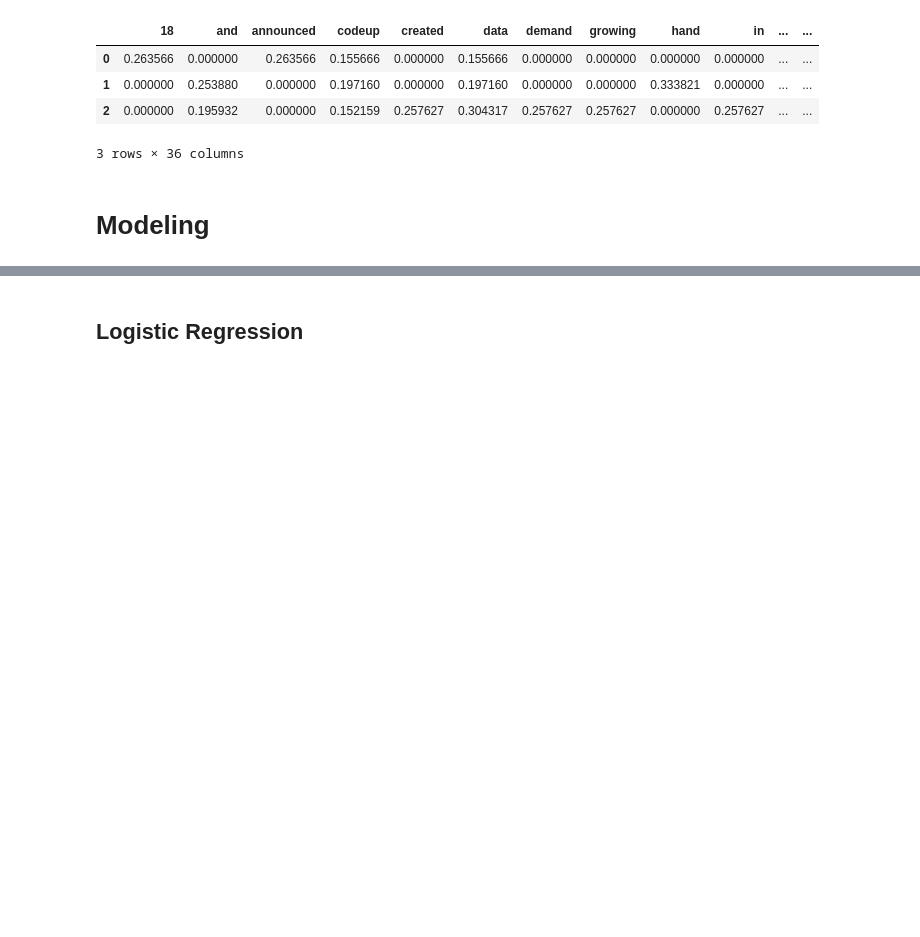
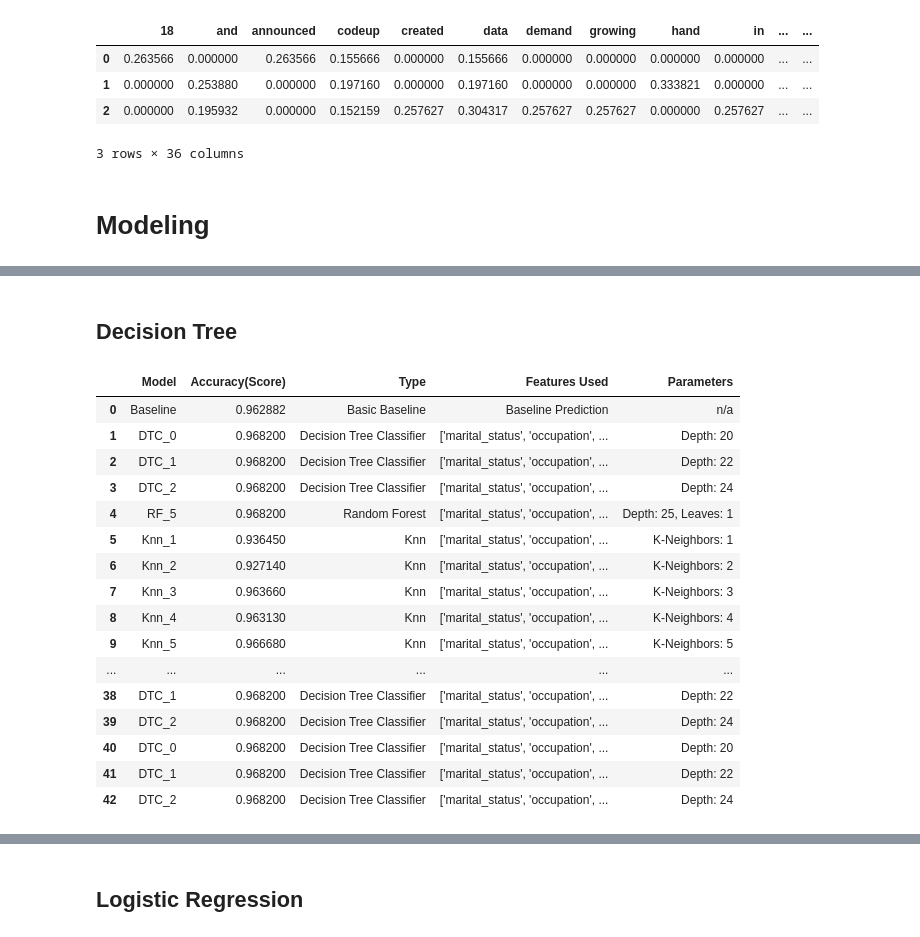
Before and after one commit to double-vincent/nlp_project, a Jupyter notebook: model.ipynb, the cells around one changed output, grey strips where cells are left out. Saved outputs shown, nothing was run; the diff lists cells and outputs as text; code cells hidden in the pictures; blank space fills up the shorter version.

```diff
--- a/model.ipynb
+++ b/model.ipynb
@@ -362,0 +416,43 @@ weighted avg       0.92      0.91      0.89      1115
+# %% [markdown]
+## Decision Tree
+# %%
+feat_set = ['marital_status', 'occupation', 'race', 'education', 'citizenship']
+# %%
+subsets = [train, X_train, y_train]
+# %%
+def model_dtc(feat_set,\
+        model_descriptions,
+        comparison_chart,
+        subsets):
+
+    train=subsets[0]
+    X_train=subsets[1]
+    y_train=subsets[2]
+
+    features = []
+    for feature in feat_set:
+        features += [col for col in train.columns if feature in col]
+
+    selectors = list(product(np.arange(20,25,2)))
+
+    for idx, item in enumerate(selectors):
+        model_id = 'DTC_'+f'{idx}'
+        dtc = DecisionTreeClassifier(max_depth=item[0],\
+                                            random_state=514)
+
+        dtc.fit(X_train[features], y_train)
+
+        comparison_chart[model_id] = model.compute_metrics(dtc, X_train[features], y_train).values
+
+        score = dtc.score(X_train[features], y_train).round(4)
+
+        description = pd.DataFrame({'Model': model_id,
+                                    'Accuracy(Score)': score,
+                                    'Type': 'Decision Tree Classifier',
+                                    'Features Used': f'{feat_set}',
+                                    'Parameters': f'Depth: {item[0]}'},
+                                    index=[0])
+
+        model_descriptions = pd.concat([model_descriptions, description], ignore_index=True)
+
+    return model_descriptions, comparison_chart
@@ -362,0 +461,20 @@ weighted avg       0.92      0.91      0.89      1115
+# %%
+model_descriptions
+# %% [output]
+|  | Model | Accuracy(Score) | Type | Features Used | Parameters |
+| 0 | Baseline | 0.962882 | Basic Baseline | Baseline Prediction | n/a |
+| 1 | DTC_0 | 0.968200 | Decision Tree Classifier | ['marital_status', 'occupation', ... | Depth: 20 |
+| 2 | DTC_1 | 0.968200 | Decision Tree Classifier | ['marital_status', 'occupation', ... | Depth: 22 |
+| 3 | DTC_2 | 0.968200 | Decision Tree Classifier | ['marital_status', 'occupation', ... | Depth: 24 |
+| 4 | RF_5 | 0.968200 | Random Forest | ['marital_status', 'occupation', ... | Depth: 25, Leaves: 1 |
+| 5 | Knn_1 | 0.936450 | Knn | ['marital_status', 'occupation', ... | K-Neighbors: 1 |
+| 6 | Knn_2 | 0.927140 | Knn | ['marital_status', 'occupation', ... | K-Neighbors: 2 |
+| 7 | Knn_3 | 0.963660 | Knn | ['marital_status', 'occupation', ... | K-Neighbors: 3 |
+| 8 | Knn_4 | 0.963130 | Knn | ['marital_status', 'occupation', ... | K-Neighbors: 4 |
+| 9 | Knn_5 | 0.966680 | Knn | ['marital_status', 'occupation', ... | K-Neighbors: 5 |
+| ... | ... | ... | ... | ... | ... |
+| 38 | DTC_1 | 0.968200 | Decision Tree Classifier | ['marital_status', 'occupation', ... | Depth: 22 |
+| 39 | DTC_2 | 0.968200 | Decision Tree Classifier | ['marital_status', 'occupation', ... | Depth: 24 |
+| 40 | DTC_0 | 0.968200 | Decision Tree Classifier | ['marital_status', 'occupation', ... | Depth: 20 |
+| 41 | DTC_1 | 0.968200 | Decision Tree Classifier | ['marital_status', 'occupation', ... | Depth: 22 |
+| 42 | DTC_2 | 0.968200 | Decision Tree Classifier | ['marital_status', 'occupation', ... | Depth: 24 |
```
Also changed, not shown: parts of 90 cells of this notebook, 3 other files.
